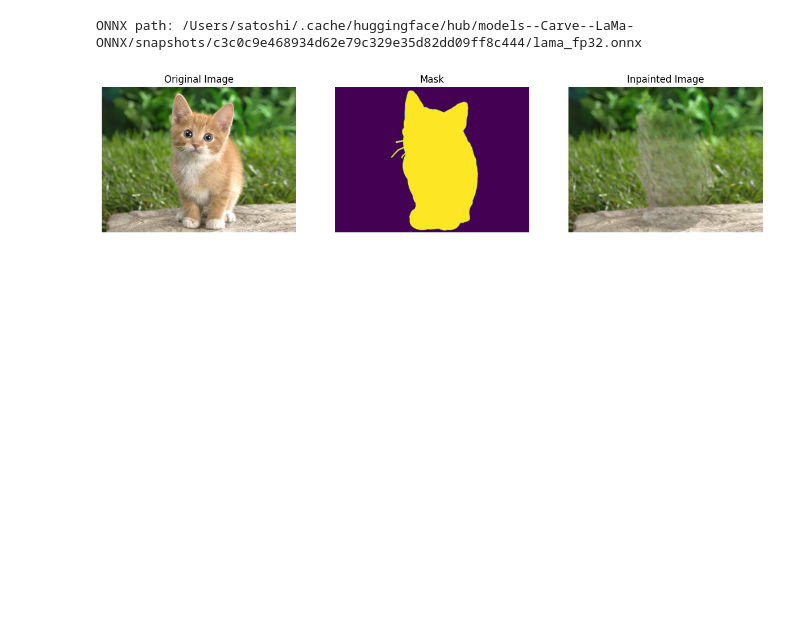
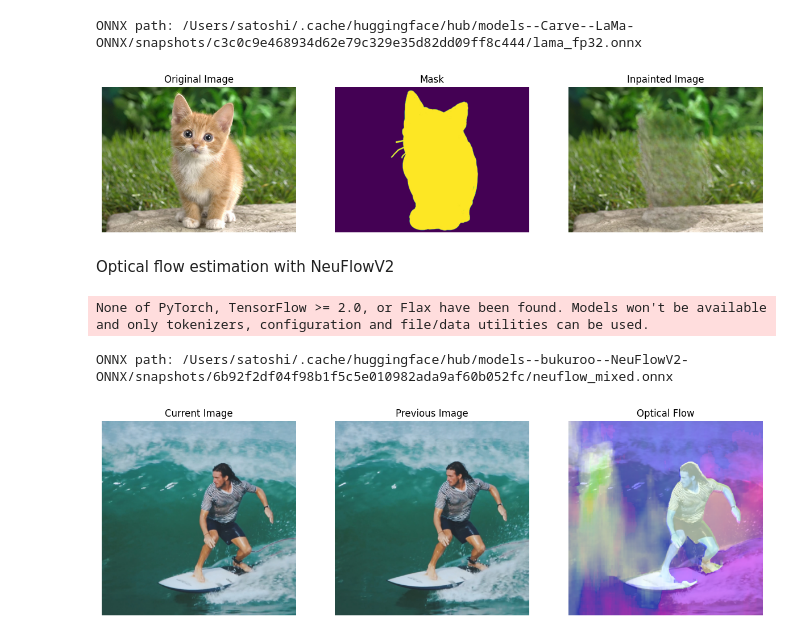
Before and after one commit to nomusanma/ezonnx-copy, a Jupyter notebook: examples/image_processing.ipynb, the cells around one changed output. Drawn from its saved outputs; the diff is of its cells as text; code cells hidden in the pictures; blank space fills up the shorter version.

Commit message:
add NeuFlowV2

```diff
--- a/examples/image_processing.ipynb
+++ b/examples/image_processing.ipynb
@@ -35,3 +35,16 @@ visualize_images(["Original Image","Mask","Inpainted Image"],
 # %% [output]
 ONNX path: /Users/satoshi/.cache/huggingface/hub/models--Carve--LaMa-ONNX/snapshots/c3c0c9e468934d62e79c329e35d82dd09ff8c444/lama_fp32.onnx
 [figure]
+# %% [markdown]
+Optical flow estimation with NeuFlowV2
+# %%
+from ezonnx import NeuFlowV2, visualize_images
+neuflow = NeuFlowV2("mixed")
+output = neuflow("images/surf_next.jpg","images/surf.jpg")  # image is a numpy array (H, W, 3) in RGB format
+visualize_images(["Current Image","Previous Image","Optical Flow"],
+                    [output.original_img[...,::-1],
+                    output.previous_img[...,::-1],output.visualized_img])
+# %% [output]
+None of PyTorch, TensorFlow >= 2.0, or Flax have been found. Models won't be available and only tokenizers, configuration and file/data utilities can be used.
+ONNX path: /Users/satoshi/.cache/huggingface/hub/models--bukuroo--NeuFlowV2-ONNX/snapshots/6b92f2df04f98b1f5c5e010982ada9af60b052fc/neuflow_mixed.onnx
+[figure, added]
```
Also changed, not shown: parts of 1 cell of this notebook, 3 other files.
